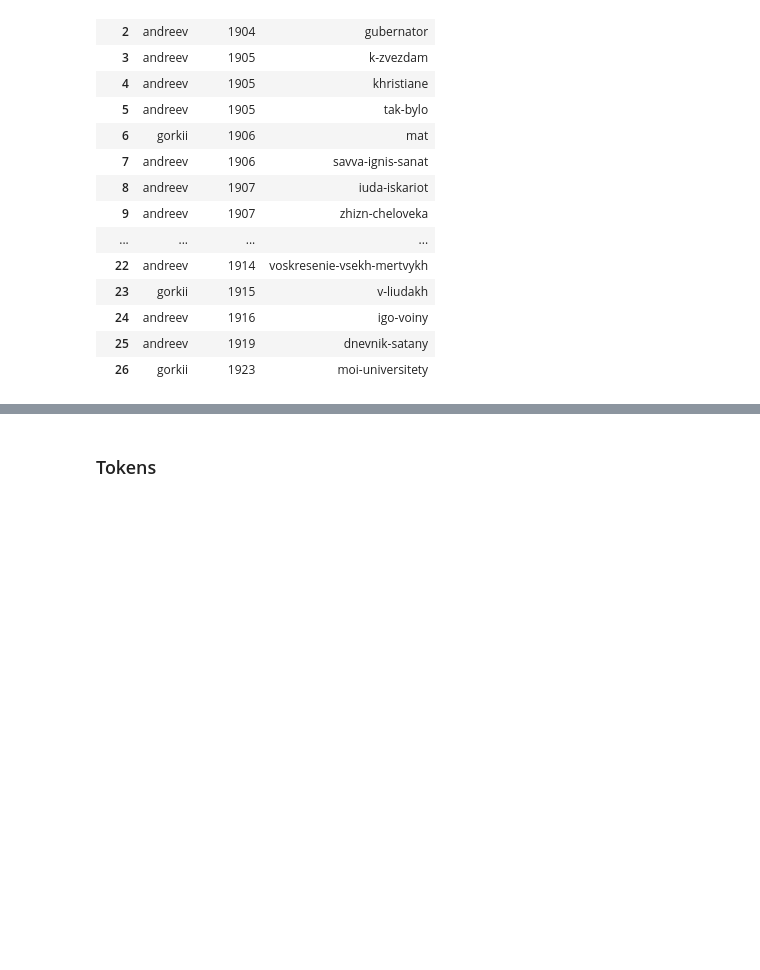
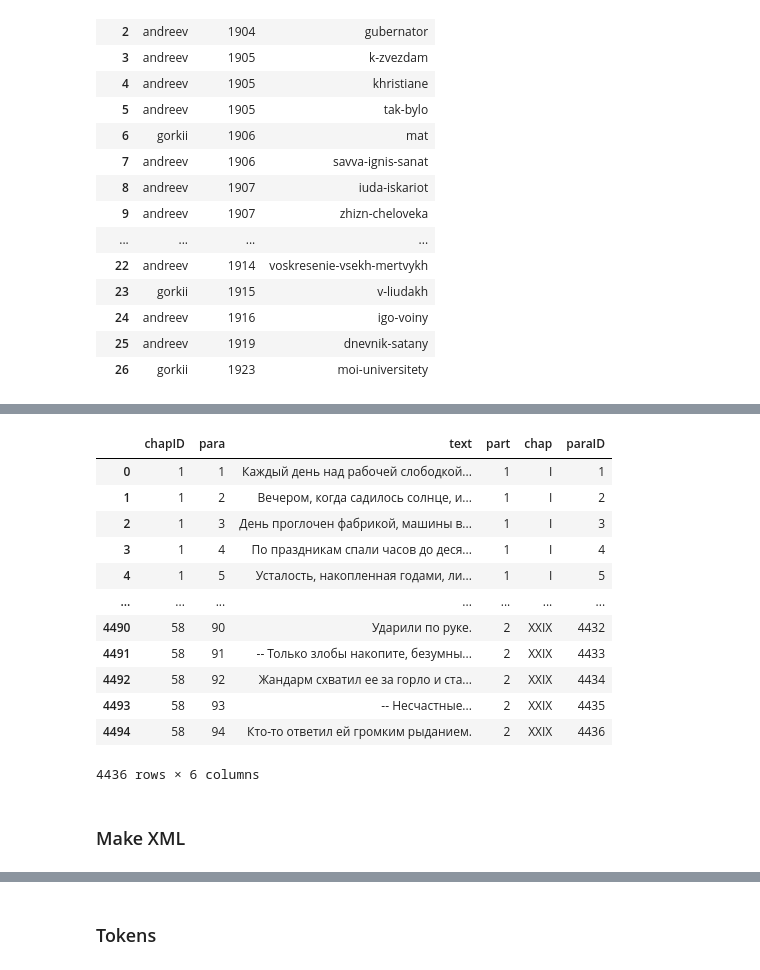
Before and after one commit to kollektivminds/russian-literary-bible, a Jupyter notebook: codebase/text_processing.ipynb, the cells around one changed output, grey strips where cells are left out. Cells and saved outputs as stored; diff of their text form; code cells hidden in the pictures; blank space fills up the shorter version.

Commit message:
working on putting up mother

```diff
--- a/codebase/text_processing.ipynb
+++ b/codebase/text_processing.ipynb
@@ -20,7 +21,7 @@ syntax_parser = NewsSyntaxParser(emb)
 ner_tagger = NewsNERTagger(emb)
 names_extractor = NamesExtractor(morph_vocab)
 # %%
-texts = './texts/fiction/'
+texts = '../texts/fiction/'
 
 libCols = ['author','pub_year','title','text']
 tokenOHCO = ['w_id','part_num','para_num', 'sent_num', 'token_num']
@@ -80,0 +72,10 @@ KeyError: "None of ['token_num'] are in the columns"
+# %%
+motherDf = textDf.iloc[[6]]
+motherDf = pd.DataFrame(data=motherDf.text.str.split(r'\n\n').to_list()[0])
+chapTitles = motherDf.iloc[::2][0].to_list()
+chapTexts = motherDf.iloc[1::2][0].to_list()
+motherDf = pd.DataFrame(data={'chap':chapTitles, 'text':chapTexts})
+motherDf.index = range(1,59)
+motherDf.chap = motherDf.chap.str.replace('\W', '', regex=True)
+#motherDf['part'] = ['1' if chap < 29 else '2' for chap in range(len(motherDf.chap))]
+motherDf
@@ -80,0 +100,26 @@ KeyError: "None of ['token_num'] are in the columns"
+# %%
+motherXmlDf = motherDf['text'].str.split(' \n', expand=True).stack().to_frame().reset_index().rename(columns={'level_0':'chapID','level_1':'para',0:'text'})
+motherXmlDf = motherXmlDf.loc[~motherXmlDf.text.str.contains(r"^\W*$", regex=True)]
+motherXmlDf['text'] = motherXmlDf.text.str.replace('\n', '')
+motherXmlDf['part'] = motherXmlDf.chapID.apply(lambda x: int('1') if x < 29 else int('2'))
+motherXmlDf['chap'] = motherXmlDf.chapID.map(motherDf['chap'].to_dict())
+motherXmlDf['para'] = motherXmlDf['para'].apply(lambda x: x+1)
+motherXmlDf['paraID'] = range(1, len(motherXmlDf)+1)
+
+motherXmlDf#.reset_index().drop('index', axis=1)
+# %% [output]
+|  | chapID | para | text | part | chap | paraID |
+| 0 | 1 | 1 | Каждый день над рабочей слободкой... | 1 | I | 1 |
+| 1 | 1 | 2 | Вечером, когда садилось солнце, и... | 1 | I | 2 |
+| 2 | 1 | 3 | День проглочен фабрикой, машины в... | 1 | I | 3 |
+| 3 | 1 | 4 | По праздникам спали часов до деся... | 1 | I | 4 |
+| 4 | 1 | 5 | Усталость, накопленная годами, ли... | 1 | I | 5 |
+| ... | ... | ... | ... | ... | ... | ... |
+| 4490 | 58 | 90 | Ударили по руке. | 2 | XXIX | 4432 |
+| 4491 | 58 | 91 | -- Только злобы накопите, безумны... | 2 | XXIX | 4433 |
+| 4492 | 58 | 92 | Жандарм схватил ее за горло и ста... | 2 | XXIX | 4434 |
+| 4493 | 58 | 93 | -- Несчастные... | 2 | XXIX | 4435 |
+| 4494 | 58 | 94 | Кто-то ответил ей громким рыданием. | 2 | XXIX | 4436 |
+4436 rows × 6 columns
+# %% [markdown]
+### Make XML
```
Also changed, not shown: parts of 6 cells of this notebook, 4 other files.
